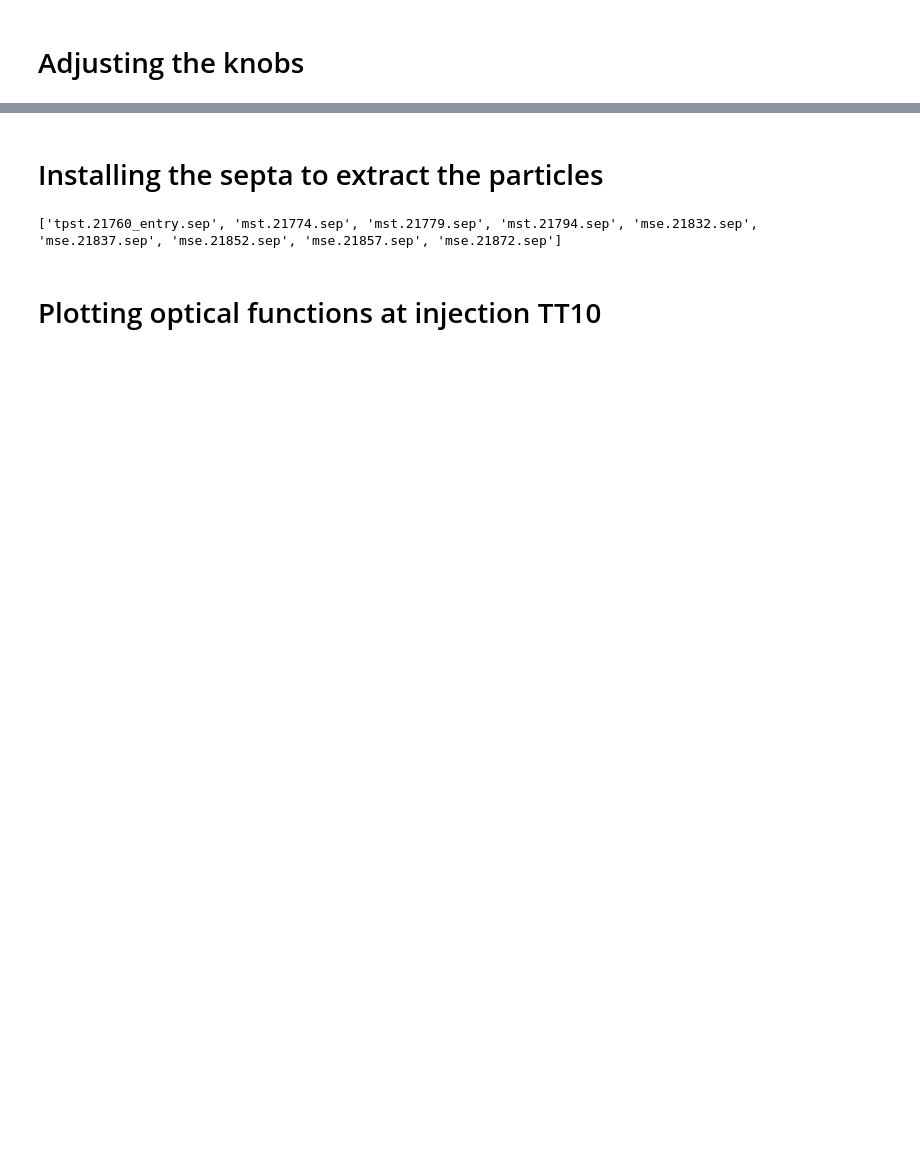
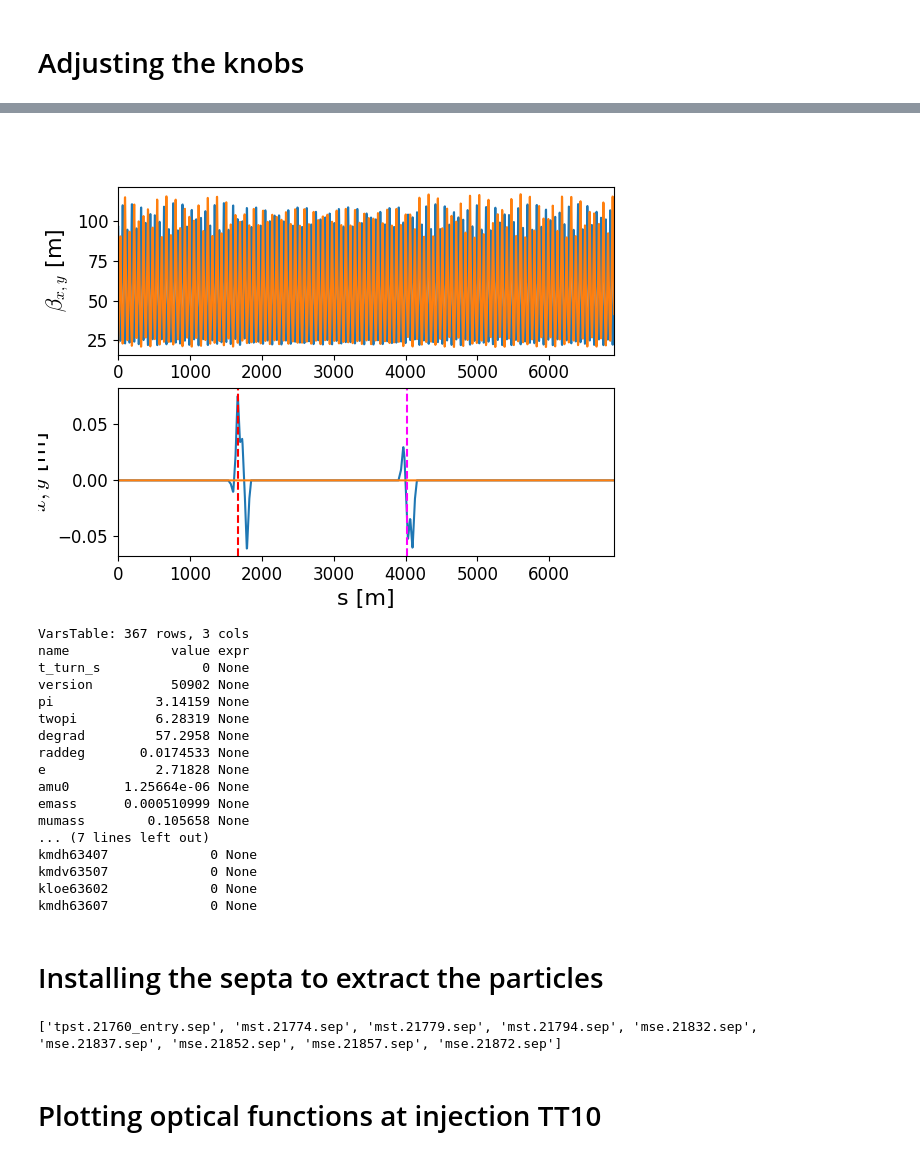
Before and after one commit to giacomells/Technical-Student-2024-2025, a Jupyter notebook: Optics studies/BumpsCorrection.ipynb, the cells around one changed output, grey strips where cells are left out. Cells and saved outputs as stored; diff of their text form; code cells hidden in the pictures; blank space fills up the shorter version.

```diff
--- a/Optics studies/BumpsCorrection.ipynb
+++ b/Optics studies/BumpsCorrection.ipynb
@@ -309,5 +312,67 @@ TECA Bump values after the matching:
 TECA Bump values before the matching:
 {'kmpsh41402': 0.0, 'kmplh41658': 0.0, 'kmplh41994': 0.0, 'kmpsh42198': 0.0}
+# %%
+tw = line.twiss(continue_on_closed_orbit_error=True, method = '4d')
+
+plt.figure()
+ax1 = plt.subplot(2, 1, 1)
+plt.plot(tw.s, tw.betx)
+plt.plot(tw.s, tw.bety)
+plt.ylabel(r"$\beta_{x,y}$ [m]")
+plt.xlim(0,6900)
+ax2 = plt.subplot(2, 1, 2, sharex=ax1)
+plt.plot(tw.s, tw.x)
+plt.plot(tw.s, tw.y)
+plt.axvline(tw["s", "zs.21633"], color="red", ls="--")
+plt.axvline(tw["s", "TECA.entry"], color="magenta", ls="--")
+plt.ylabel(r"$x,y$ [m]")
+plt.xlabel("s [m]")
+plt.show()
+plt.xlim(0,6900)
+
+
+n_part = 200
+
+x_norm, px_norm = xp.generate_2D_gaussian(num_particles=n_part)
+y_norm, py_norm = xp.generate_2D_gaussian(num_particles=n_part)
+
+zeta = 0.0
+dpp = np.random.rand(n_part) * DPP
+
+particles: xt.Particles = line.build_particles(
+    method="4d",
+    zeta=zeta,
+    delta=dpp,
+    x_norm=x_norm,
+    px_norm=px_norm,
+    y_norm=y_norm,
+    py_norm=py_norm,
+    nemitt_x=N_EX,
+    nemitt_y=N_EY,
+)
+
+line_df = line.to_pandas()
+
+line.vars.get_table()
+# %% [output]
+[figure, added]
+VarsTable: 367 rows, 3 cols
+name             value expr
+t_turn_s             0 None
+version          50902 None
+pi             3.14159 None
+twopi          6.28319 None
+degrad         57.2958 None
+raddeg       0.0174533 None
+e              2.71828 None
+amu0       1.25664e-06 None
+emass      0.000510999 None
+mumass        0.105658 None
+... (7 lines left out)
+kmdh63407             0 None
+kmdv63507             0 None
+kloe63602             0 None
+kmdh63607             0 None
 # %% [markdown]
 # Installing the septa to extract the particles
 # %%
```
Also changed, not shown: parts of 46 cells of this notebook.
